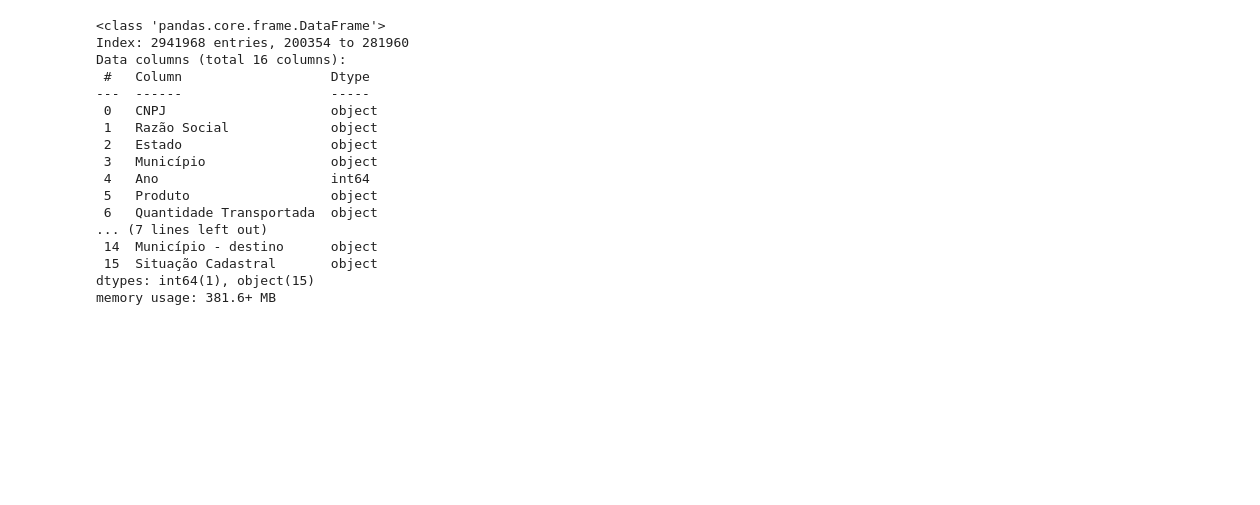
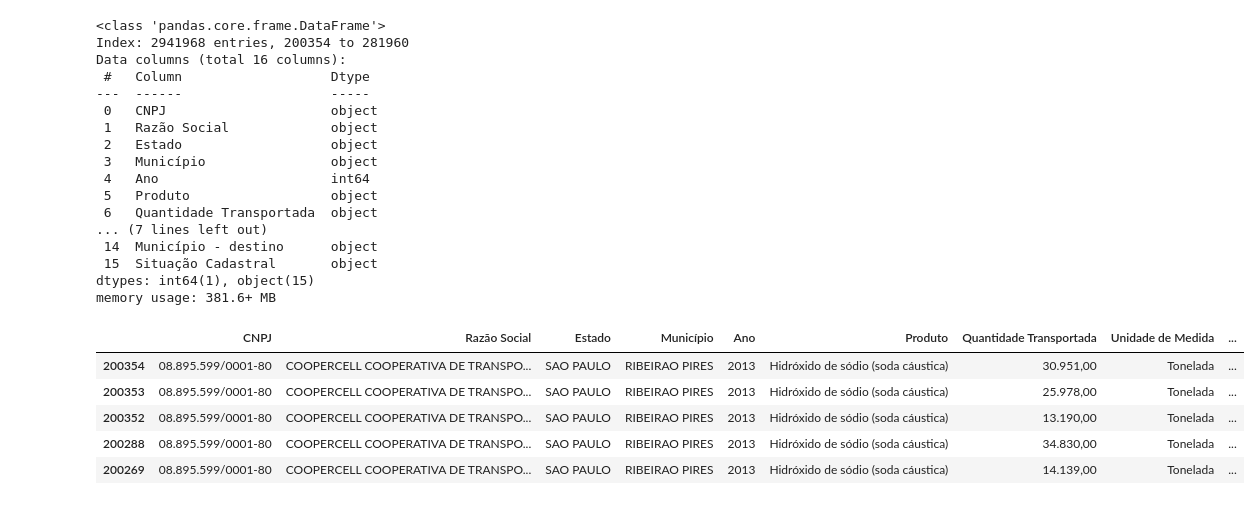
Before and after one commit to Lucasdz-7/Projeto-Integrador-2, a Jupyter notebook: CódigoAPi2.ipynb, the cells around one changed output. Saved outputs shown, nothing was run; the diff lists cells and outputs as text; code cells hidden in the pictures; blank space fills up the shorter version.

```diff
--- a/CódigoAPi2.ipynb
+++ b/CódigoAPi2.ipynb
@@ -73,3 +74,12 @@ Data columns (total 16 columns):
  15  Situação Cadastral       object
 dtypes: int64(1), object(15)
 memory usage: 381.6+ MB
+# %%
+Dados_IBAMA_2013a2023.head(5)
+# %% [output]
+|  | CNPJ | Razão Social | Estado | Município | Ano | Produto | Quantidade Transportada | Unidade de Medida | ... |
+| 200354 | 08.895.599/0001-80 | COOPERCELL COOPERATIVA DE TRANSPO... | SAO PAULO | RIBEIRAO PIRES | 2013 | Hidróxido de sódio (soda cáustica) | 30.951,00 | Tonelada | ... |
+| 200353 | 08.895.599/0001-80 | COOPERCELL COOPERATIVA DE TRANSPO... | SAO PAULO | RIBEIRAO PIRES | 2013 | Hidróxido de sódio (soda cáustica) | 25.978,00 | Tonelada | ... |
+| 200352 | 08.895.599/0001-80 | COOPERCELL COOPERATIVA DE TRANSPO... | SAO PAULO | RIBEIRAO PIRES | 2013 | Hidróxido de sódio (soda cáustica) | 13.190,00 | Tonelada | ... |
+| 200288 | 08.895.599/0001-80 | COOPERCELL COOPERATIVA DE TRANSPO... | SAO PAULO | RIBEIRAO PIRES | 2013 | Hidróxido de sódio (soda cáustica) | 34.830,00 | Tonelada | ... |
+| 200269 | 08.895.599/0001-80 | COOPERCELL COOPERATIVA DE TRANSPO... | SAO PAULO | RIBEIRAO PIRES | 2013 | Hidróxido de sódio (soda cáustica) | 14.139,00 | Tonelada | ... |
```
Also changed, not shown: parts of 4 cells of this notebook.
